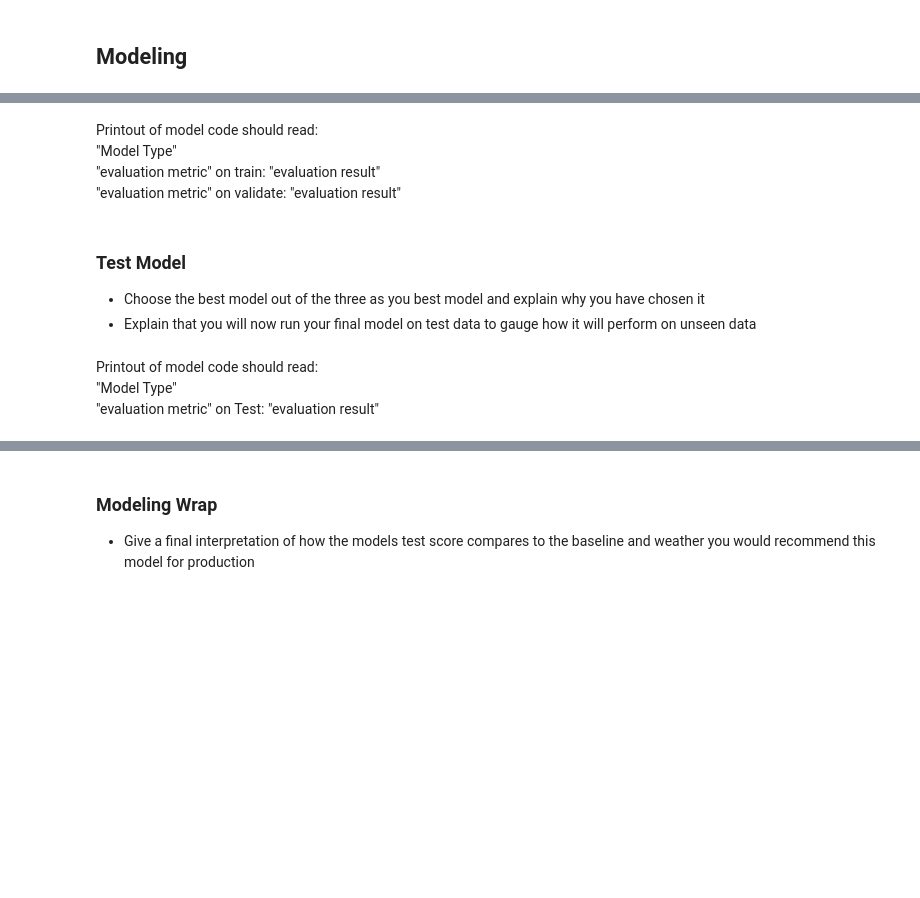
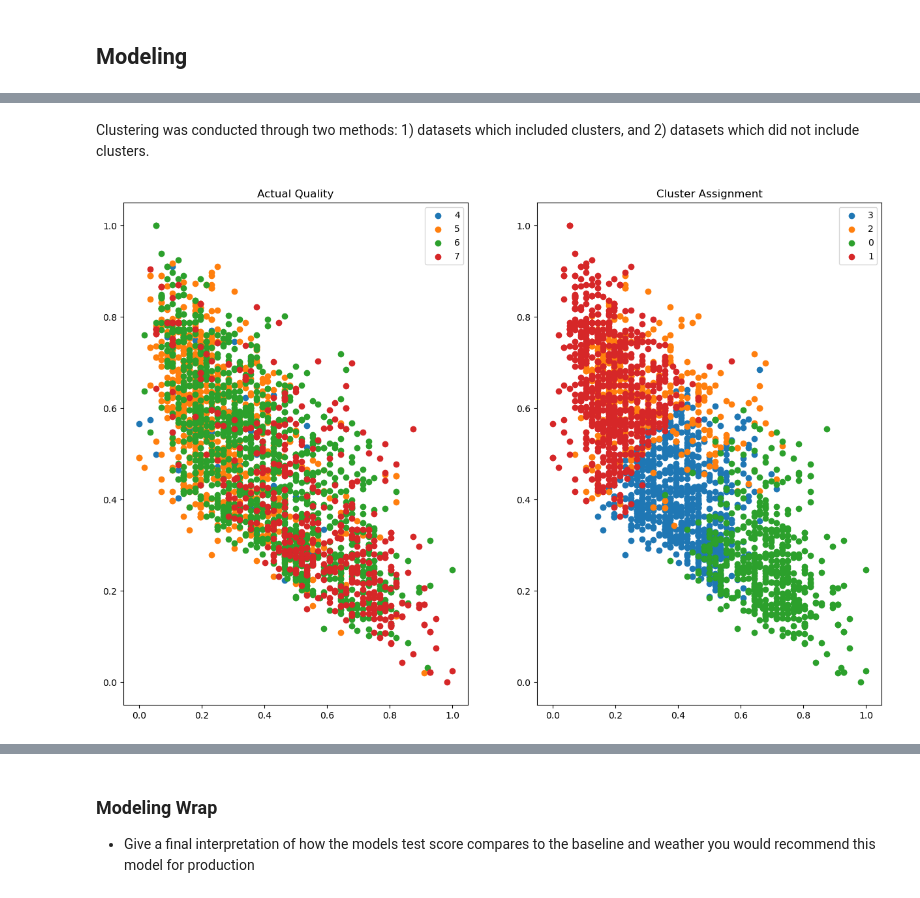
Before and after one commit to aaron-and-caroWINE/wine_clustering_project, a Jupyter notebook: project_template.ipynb, the cells around one changed output, grey strips where cells are left out. Cells and saved outputs as stored; diff of their text form; code cells hidden in the pictures; blank space fills up the shorter version.

```diff
--- a/project_template.ipynb
+++ b/project_template.ipynb
@@ -259,9 +261,0 @@ Baseline: "number" "evaluation metric"
-# %% [markdown]
-Printout of model code should read: <br>
-"Model Type" <br>
-"evaluation metric" on train: "evaluation result" <br>
-"evaluation metric" on validate: "evaluation result"
-# %% [markdown]
-### Test Model
-* Choose the best model out of the three as you best model and explain why you have chosen it
-* Explain that you will now run your final model on test data to gauge how it will perform on unseen data
@@ -270,4 +262,6 @@ Printout of model code should read: <br>
-# %% [markdown]
-Printout of model code should read: <br>
-"Model Type" <br>
-"evaluation metric" on Test: "evaluation result" <br>
+# %% [markdown]
+Clustering was conducted through two methods: 1) datasets which included clusters, and 2) datasets which did not include clusters.
+# %%
+modeling.clustering_viz()
+# %% [output]
+[figure, added]
```
Also changed, not shown: parts of 47 cells of this notebook, 2 other files.
